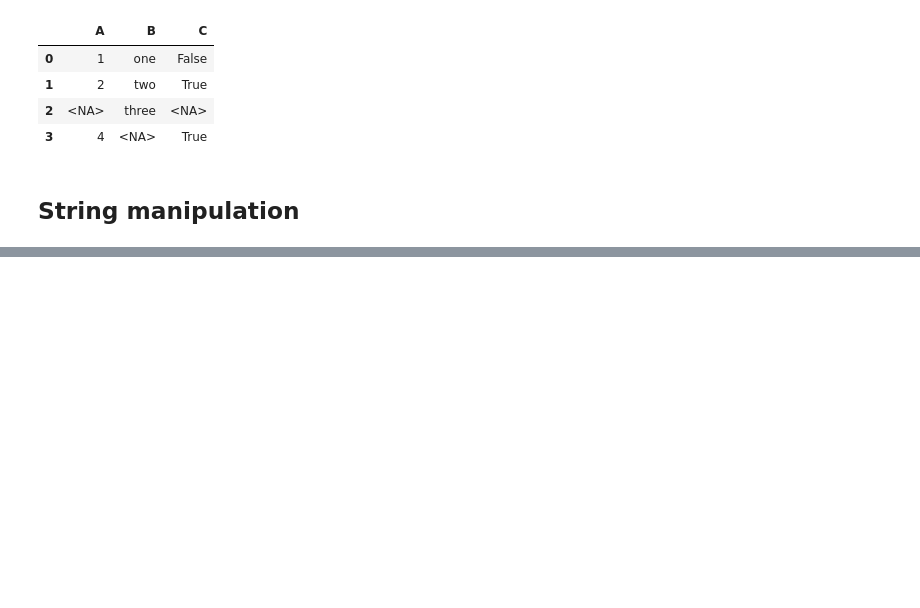
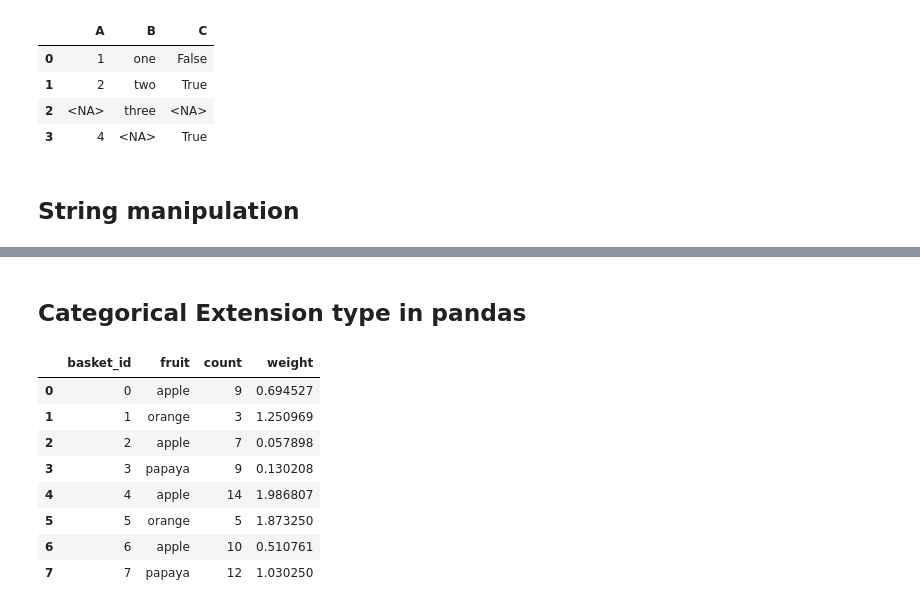
Before and after one commit to Kkhurana007/pythonfordataanalysis, a Jupyter notebook: semainedu19février/data_cleaning+prepration.ipynb, the cells around one changed output, grey strips where cells are left out. Saved outputs shown, nothing was run; the diff lists cells and outputs as text; code cells hidden in the pictures; blank space fills up the shorter version.

```diff
--- a/semainedu19février/data_cleaning+prepration.ipynb
+++ b/semainedu19février/data_cleaning+prepration.ipynb
@@ -888,0 +1077,26 @@ df3
+# %% [markdown]
+## Categorical Extension type in pandas
+# %%
+fruits = ['apple', 'orange', 'apple', 'papaya'] * 2
+
+N = len(fruits)
+
+rng = np.random.default_rng(seed = 123)
+# %%
+df = pd.DataFrame({'fruit': fruits,
+                  'basket_id': np.arange(N),
+                   'count': rng.integers(3, 15, size = N),
+                  'weight': rng.uniform(0, 4, size = N)},
+                 columns = ['basket_id', 'fruit', 'count', 'weight'])
+
+df
+# %% [output]
+|  | basket_id | fruit | count | weight |
+| 0 | 0 | apple | 9 | 0.694527 |
+| 1 | 1 | orange | 3 | 1.250969 |
+| 2 | 2 | apple | 7 | 0.057898 |
+| 3 | 3 | papaya | 9 | 0.130208 |
+| 4 | 4 | apple | 14 | 1.986807 |
+| 5 | 5 | orange | 5 | 1.873250 |
+| 6 | 6 | apple | 10 | 0.510761 |
+| 7 | 7 | papaya | 12 | 1.030250 |
```
Also changed, not shown: parts of 63 cells of this notebook.
